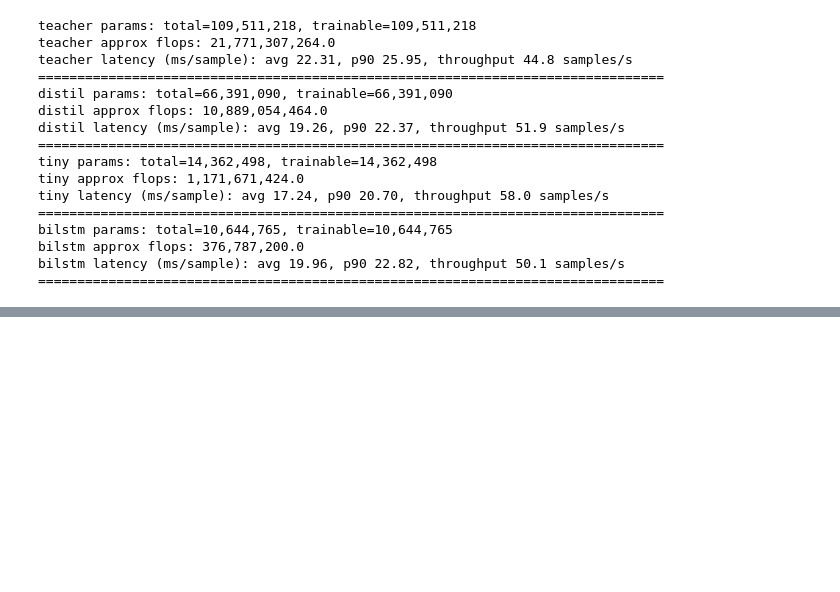
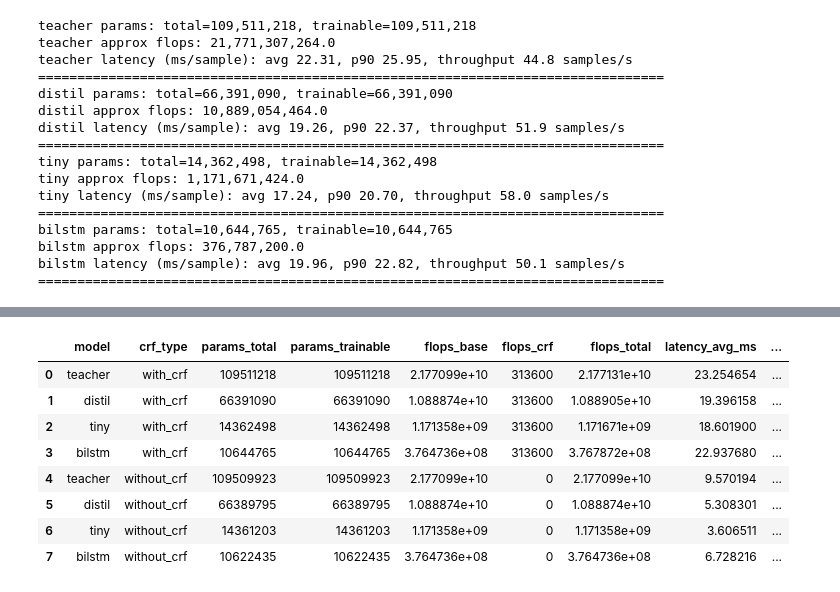
Before and after one commit to mdfwg/queryner-kd, a Jupyter notebook: notebook/result-analysis-efficiency.ipynb, the cells around one changed output, grey strips where cells are left out. Saved outputs shown, nothing was run; the diff lists cells and outputs as text; code cells hidden in the pictures; blank space fills up the shorter version.

Commit message:
working on efficiency analysis

```diff
--- a/notebook/result-analysis-efficiency.ipynb
+++ b/notebook/result-analysis-efficiency.ipynb
@@ -537,0 +543,6 @@ with open(r"results\efficiency\eff-results-crf.json", "w") as f:
+# %%
+with open(r"D:\Dafa\Project\queryner-kd\result-data\efficiency\eff-results-crf.json", "r") as f:
+    eff_crf = json.load(f)
+
+with open(r"D:\Dafa\Project\queryner-kd\result-data\efficiency\eff-results-nocrf.json", "r") as f:
+    eff_nocrf = json.load(f)
@@ -537,0 +552,49 @@ with open(r"results\efficiency\eff-results-crf.json", "w") as f:
+# %%
+import json
+import pandas as pd
+
+def efficiency_json_to_df(json_path, crf_type):
+    with open(json_path, "r") as f:
+        data = json.load(f)
+
+    rows = []
+
+    for model, info in data.items():
+        row = {
+            "model": model,
+            "crf_type": crf_type,
+
+            "params_total": info["parameters"]["total"],
+            "params_trainable": info["parameters"]["trainable"],
+
+            "flops_base": info["flops"]["base_flops"],
+            "flops_crf": info["flops"]["crf_flops"],
+            "flops_total": info["flops"]["total_flops"],
+
+            "latency_avg_ms": info["latency_ms"]["avg"],
+            "latency_p50_ms": info["latency_ms"]["p50"],
+            "latency_p90_ms": info["latency_ms"]["p90"],
+            "latency_p99_ms": info["latency_ms"]["p99"],
+
+            "throughput_samples_per_sec": info["latency_ms"]["throughput_samples_per_sec"]
+        }
+
+        rows.append(row)
+
+    return pd.DataFrame(rows)
+# %%
+df_eff_crf = efficiency_json_to_df(r"D:\Dafa\Project\queryner-kd\result-data\efficiency\eff-results-crf.json", "with_crf")
+df_eff_nocrf = efficiency_json_to_df(r"D:\Dafa\Project\queryner-kd\result-data\efficiency\eff-results-nocrf.json", "without_crf")
+# %%
+df_efficiency = pd.concat([df_eff_crf, df_eff_nocrf], ignore_index=True)
+df_efficiency
+# %% [output]
+|  | model | crf_type | params_total | params_trainable | flops_base | flops_crf | flops_total | latency_avg_ms | ... |
+| 0 | teacher | with_crf | 109511218 | 109511218 | 2.177099e+10 | 313600 | 2.177131e+10 | 23.254654 | ... |
+| 1 | distil | with_crf | 66391090 | 66391090 | 1.088874e+10 | 313600 | 1.088905e+10 | 19.396158 | ... |
+| 2 | tiny | with_crf | 14362498 | 14362498 | 1.171358e+09 | 313600 | 1.171671e+09 | 18.601900 | ... |
+| 3 | bilstm | with_crf | 10644765 | 10644765 | 3.764736e+08 | 313600 | 3.767872e+08 | 22.937680 | ... |
+| 4 | teacher | without_crf | 109509923 | 109509923 | 2.177099e+10 | 0 | 2.177099e+10 | 9.570194 | ... |
+| 5 | distil | without_crf | 66389795 | 66389795 | 1.088874e+10 | 0 | 1.088874e+10 | 5.308301 | ... |
+| 6 | tiny | without_crf | 14361203 | 14361203 | 1.171358e+09 | 0 | 1.171358e+09 | 3.606511 | ... |
+| 7 | bilstm | without_crf | 10622435 | 10622435 | 3.764736e+08 | 0 | 3.764736e+08 | 6.728216 | ... |
```
Also changed, not shown: parts of 3 cells of this notebook, 1 other file.
